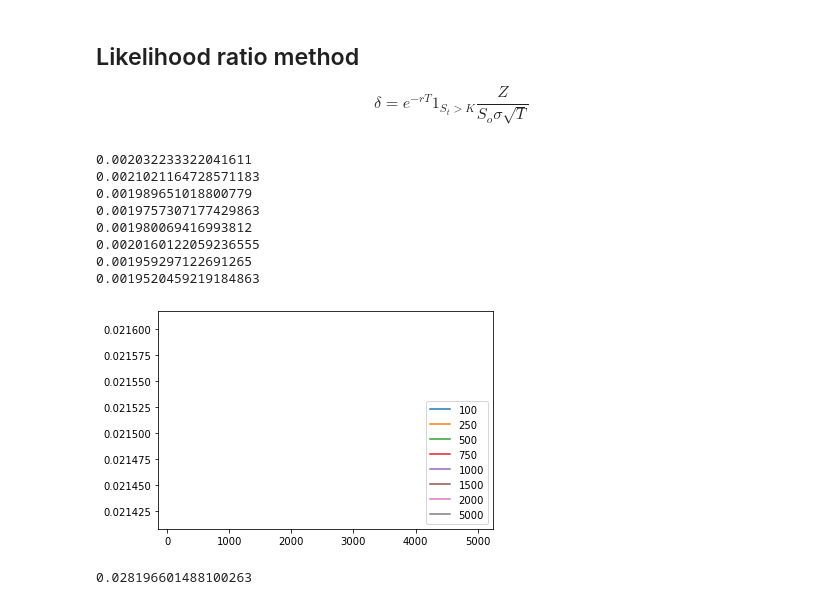
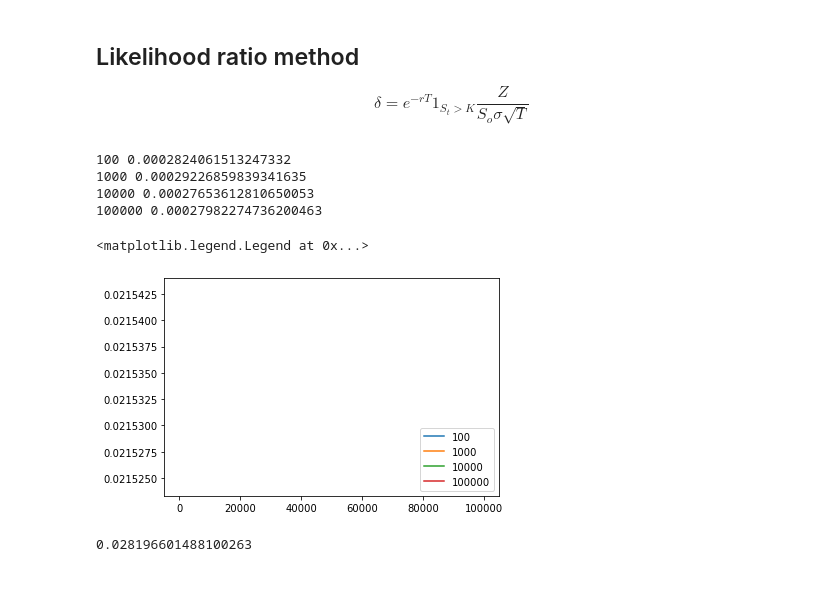
Before and after one commit to DaanMoll/ComputationalFinance, a Jupyter notebook: digital_option.ipynb, the cells around one changed output. Drawn from its saved outputs; the diff is of its cells as text; code cells hidden in the pictures.

Commit message:
temporary adjustments to run experiment

```diff
--- a/digital_option.ipynb
+++ b/digital_option.ipynb
@@ -19,7 +19,7 @@ import matplotlib.pyplot as plt
 from tqdm import tqdm
 # %%
 all_errors = [0.1, 0.01, 0.001, 0.0001, 0.00001]
-all_iterations = [100, 250, 500, 750, 1000, 1500, 2000, 5000]
+all_iterations = [100, 1000, 10000, 100000]
 # %%
 # Parameters
 T = 1
@@ -84,7 +84,7 @@ for iteration in tqdm(all_iterations): # Different sample sizes
     mean_deltas = []
     mean_errors = []
     for i in range(iteration):
-        deltas, errors = digital_delta_likelihood(S0, K ,r ,sigma ,T ,n_iter=200)
+        deltas, errors = digital_delta_likelihood(S0, K ,r ,sigma ,T ,n_iter=10000)
         mean_deltas.append(np.mean(deltas))
         mean_errors.append(np.mean(errors))
     experiments[str(iteration)] = [mean_deltas,mean_errors]
@@ -94,20 +94,16 @@ with open('experiments_likelihood.pickle', 'wb') as handle:
     pickle.dump(experiments, handle, protocol=pickle.HIGHEST_PROTOCOL)
 # %%
 for ite in experiments.keys():
-    plt.plot(int(ite),np.mean(experiments[ite][1]),label=str(ite))
-    print(np.std(experiments[ite][0]))
+    # plt.plot(int(ite),np.mean(experiments[ite][1]),label=str(ite))
+    print(ite, np.std(experiments[ite][0]))
 plt.legend()
-plt.show()
 # %% [output]
-0.002032233322041611
-0.0021021164728571183
-0.001989651018800779
-0.0019757307177429863
-0.001980069416993812
-0.0020160122059236555
-0.001959297122691265
-0.0019520459219184863
+100 0.0002824061513247332
+1000 0.00029226859839341635
+10000 0.00027653612810650053
+100000 0.00027982274736200463
+<matplotlib.legend.Legend at 0x...>
-[figure, old version]
+[figure, new version]
 # %%
 import random
 def genhex():
```
Also changed, not shown: parts of 4 cells of this notebook, 2 other files.
